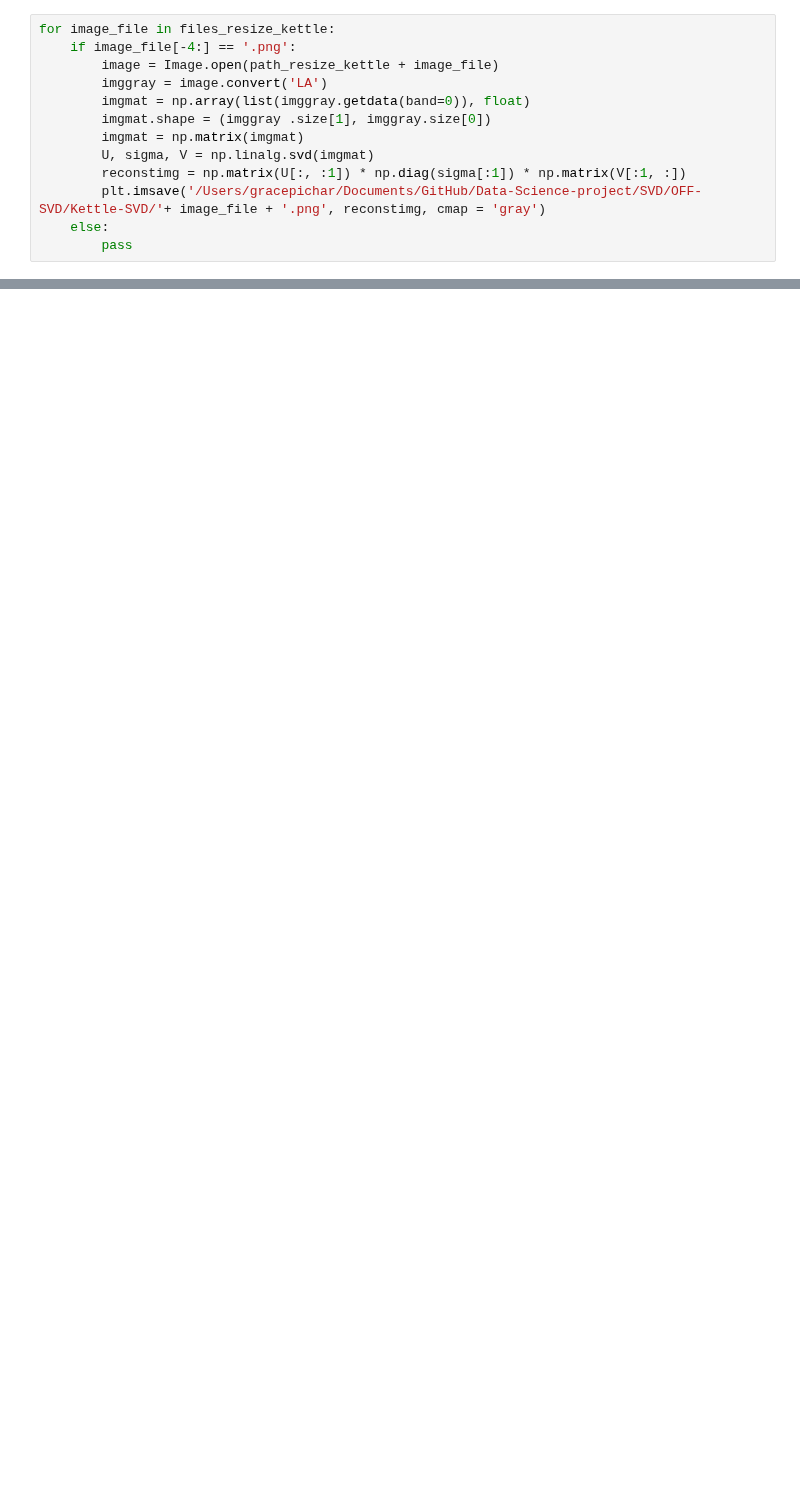
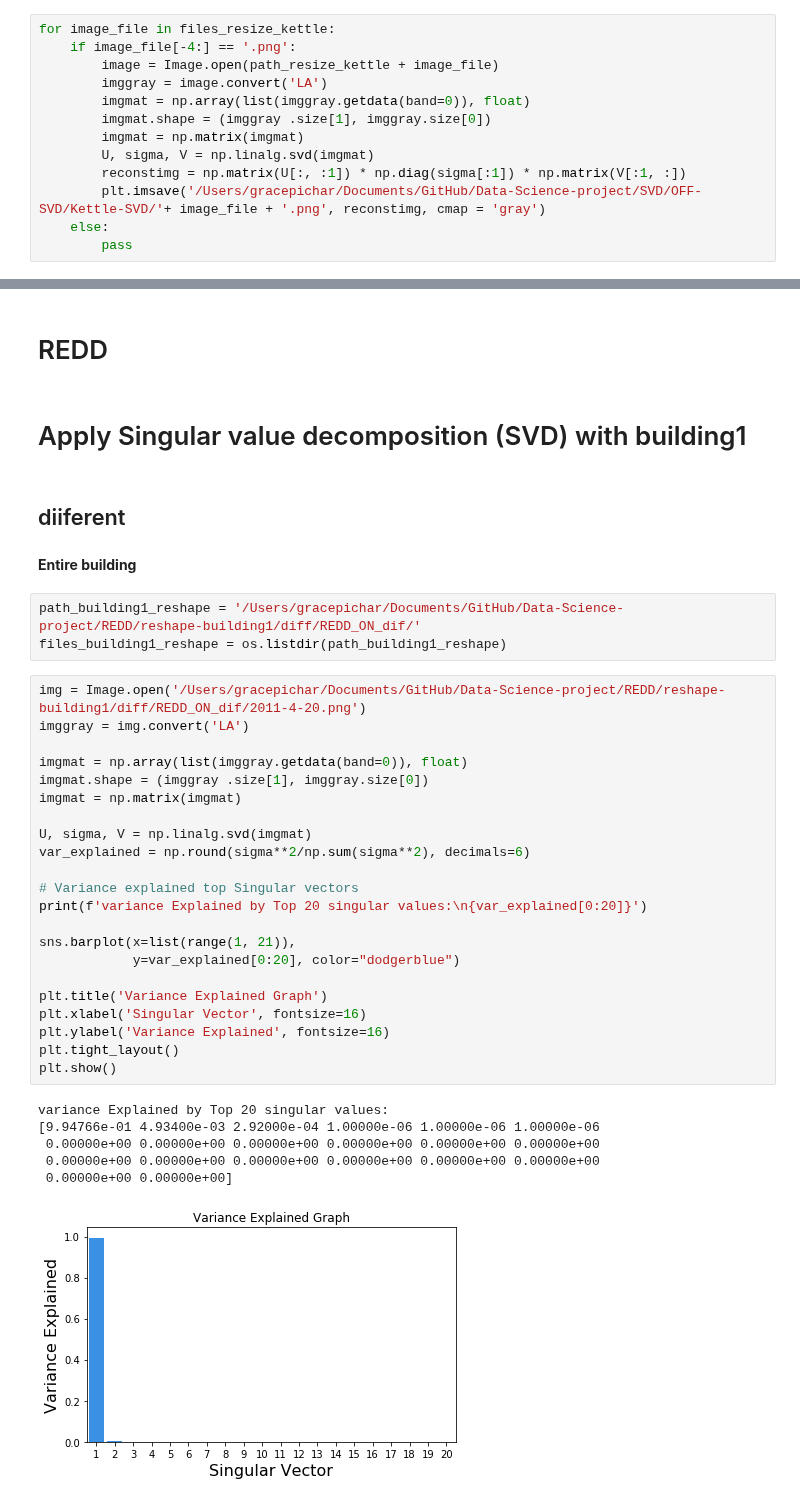
Before and after one commit to Gracepicharporn/Data-Science-project, a Jupyter notebook: process-image/process-image.ipynb, the cells around one changed output, grey strips where cells are left out. Drawn from its saved outputs; the diff is of its cells as text; blank space fills up the shorter version.

```diff
--- a/process-image/process-image.ipynb
+++ b/process-image/process-image.ipynb
@@ -262,0 +317,40 @@ for image_file in files_acrosskettle:
+# %% [markdown]
+# REDD
+# %% [markdown]
+# Apply Singular value decomposition (SVD) with building1
+# %% [markdown]
+## diiferent
+# %% [markdown]
+**Entire building**
+# %%
+path_building1_reshape = '/Users/gracepichar/Documents/GitHub/Data-Science-project/REDD/reshape-building1/diff/REDD_ON_dif/'
+files_building1_reshape = os.listdir(path_building1_reshape)
+# %%
+img = Image.open('/Users/gracepichar/Documents/GitHub/Data-Science-project/REDD/reshape-building1/diff/REDD_ON_dif/2011-4-20.png')
+imggray = img.convert('LA')
+
+imgmat = np.array(list(imggray.getdata(band=0)), float)
+imgmat.shape = (imggray .size[1], imggray.size[0])
+imgmat = np.matrix(imgmat)
+
+U, sigma, V = np.linalg.svd(imgmat)
+var_explained = np.round(sigma**2/np.sum(sigma**2), decimals=6)
+
+# Variance explained top Singular vectors
+print(f'variance Explained by Top 20 singular values:\n{var_explained[0:20]}')
+
+sns.barplot(x=list(range(1, 21)),
+            y=var_explained[0:20], color="dodgerblue")
+
+plt.title('Variance Explained Graph')
+plt.xlabel('Singular Vector', fontsize=16)
+plt.ylabel('Variance Explained', fontsize=16)
+plt.tight_layout()
+plt.show()
+# %% [output]
+variance Explained by Top 20 singular values:
+[9.94766e-01 4.93400e-03 2.92000e-04 1.00000e-06 1.00000e-06 1.00000e-06
+ 0.00000e+00 0.00000e+00 0.00000e+00 0.00000e+00 0.00000e+00 0.00000e+00
+ 0.00000e+00 0.00000e+00 0.00000e+00 0.00000e+00 0.00000e+00 0.00000e+00
+ 0.00000e+00 0.00000e+00]
+[figure, added]
```
Also changed, not shown: parts of 66 cells of this notebook.
